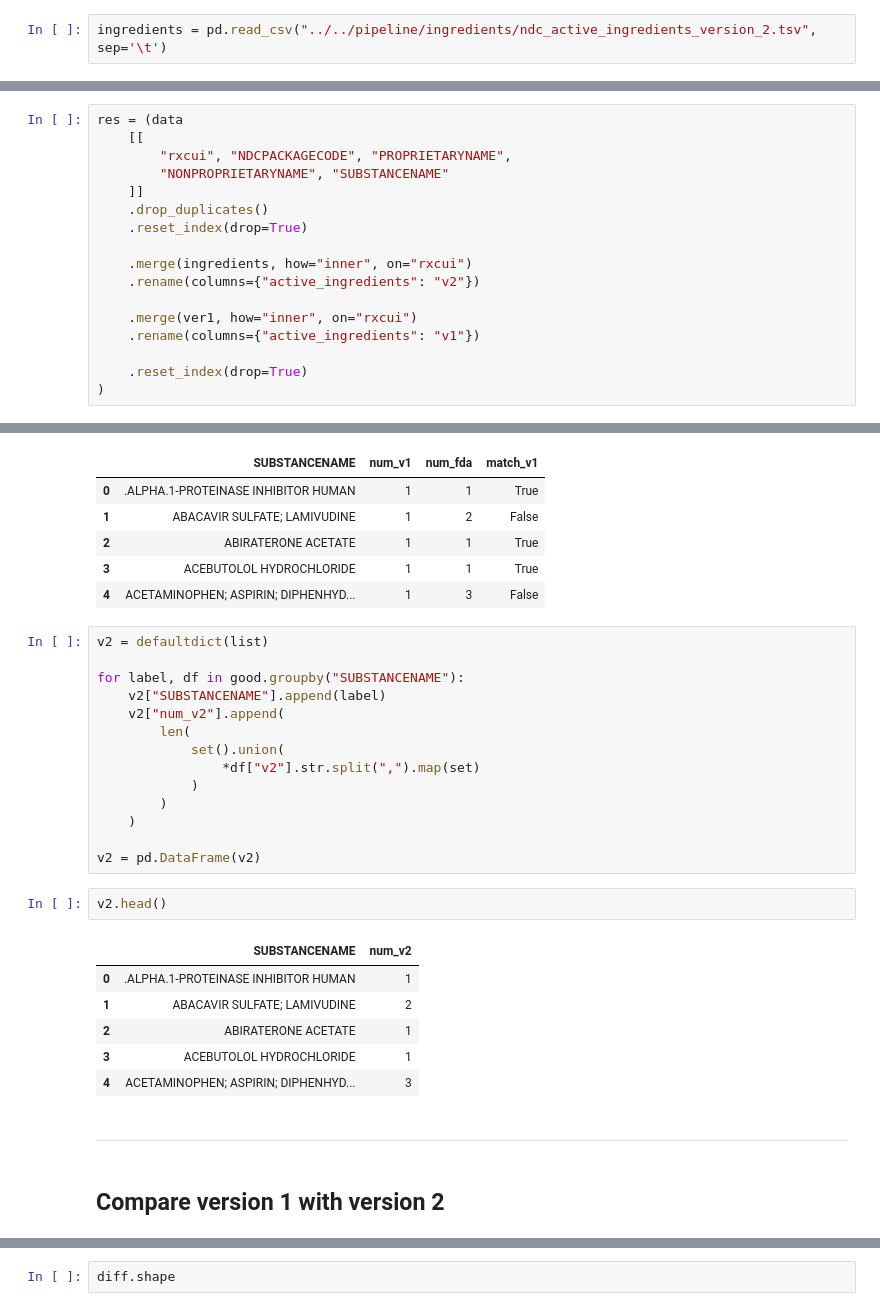
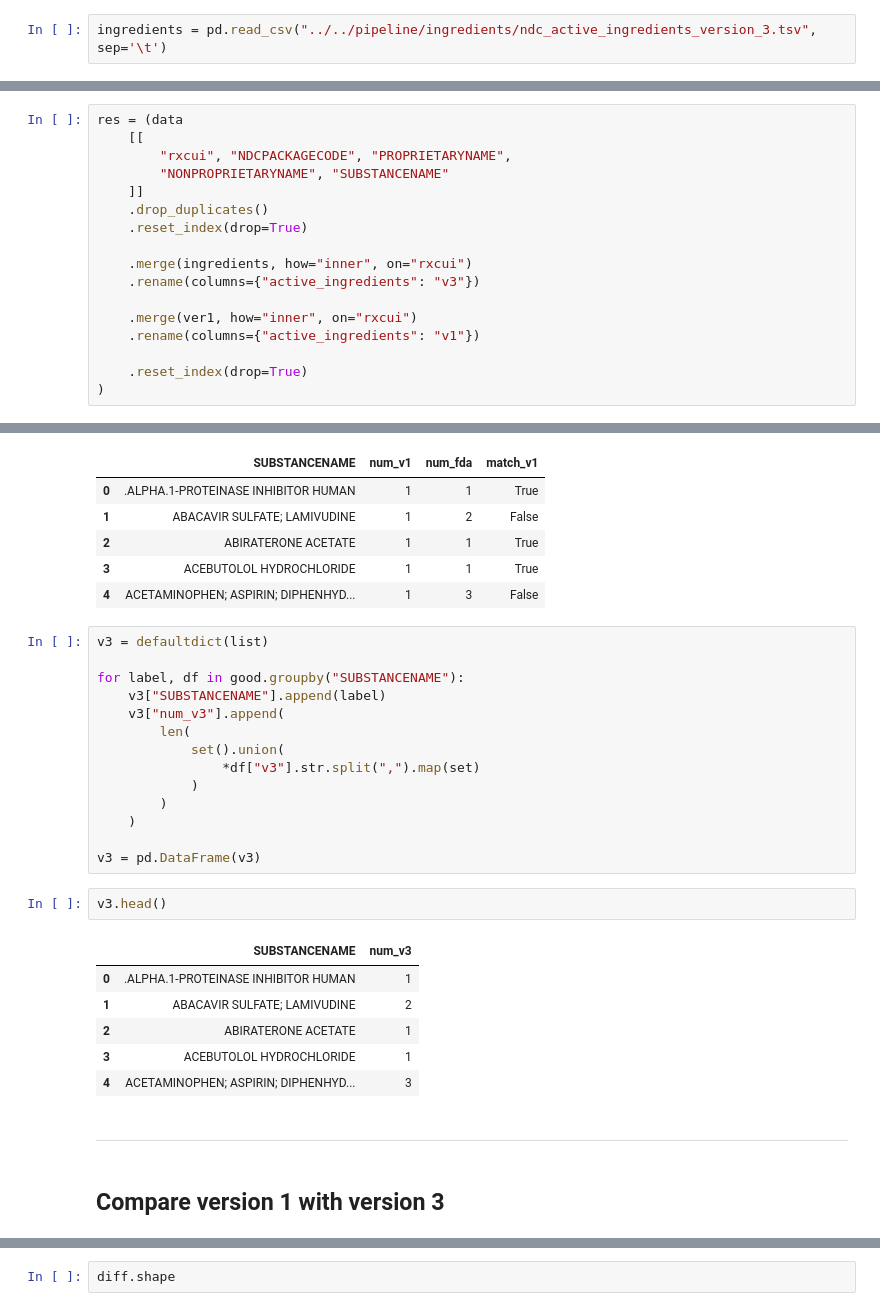
Before and after one commit to veleritas/ndc_active_ingredients, a Jupyter notebook: code/ingredients/validate_mapping_results.ipynb, the cells around one changed output, grey strips where cells are left out. Drawn from its saved outputs; the diff is of its cells as text.

```diff
--- a/code/ingredients/validate_mapping_results.ipynb
+++ b/code/ingredients/validate_mapping_results.ipynb
@@ -14,7 +14,7 @@ from collections import defaultdict
 # %% [markdown]
 ## Read generated mappings
 # %%
-ingredients = pd.read_csv("../../pipeline/ingredients/ndc_active_ingredients_version_2.tsv", sep='\t')
+ingredients = pd.read_csv("../../pipeline/ingredients/ndc_active_ingredients_version_3.tsv", sep='\t')
 # %%
 ingredients.shape
 # %% [output]
@@ -70,7 +70,7 @@ res = (data
     .reset_index(drop=True)
 
     .merge(ingredients, how="inner", on="rxcui")
-    .rename(columns={"active_ingredients": "v2"})
+    .rename(columns={"active_ingredients": "v3"})
 
     .merge(ver1, how="inner", on="rxcui")
     .rename(columns={"active_ingredients": "v1"})
@@ -240,23 +239,23 @@ temp.head()
 | 3 | ACEBUTOLOL HYDROCHLORIDE | 1 | 1 | True |
 | 4 | ACETAMINOPHEN; ASPIRIN; DIPHENHYD... | 1 | 3 | False |
 # %%
-v2 = defaultdict(list)
+v3 = defaultdict(list)
 
 for label, df in good.groupby("SUBSTANCENAME"):
-    v2["SUBSTANCENAME"].append(label)
-    v2["num_v2"].append(
+    v3["SUBSTANCENAME"].append(label)
+    v3["num_v3"].append(
         len(
             set().union(
-                *df["v2"].str.split(",").map(set)
+                *df["v3"].str.split(",").map(set)
             )
         )
     )
 
-v2 = pd.DataFrame(v2)
+v3 = pd.DataFrame(v3)
 # %%
-v2.head()
+v3.head()
 # %% [output]
-|  | SUBSTANCENAME | num_v2 |
+|  | SUBSTANCENAME | num_v3 |
 | 0 | .ALPHA.1-PROTEINASE INHIBITOR HUMAN | 1 |
 | 1 | ABACAVIR SULFATE; LAMIVUDINE | 2 |
 | 2 | ABIRATERONE ACETATE | 1 |
@@ -265,6 +264,6 @@ v2.head()
 # %% [markdown]
 ---
 # %% [markdown]
-## Compare version 1 with version 2
+## Compare version 1 with version 3
 # %%
 diff = (temp
```
Also changed, not shown: parts of 28 cells of this notebook.
